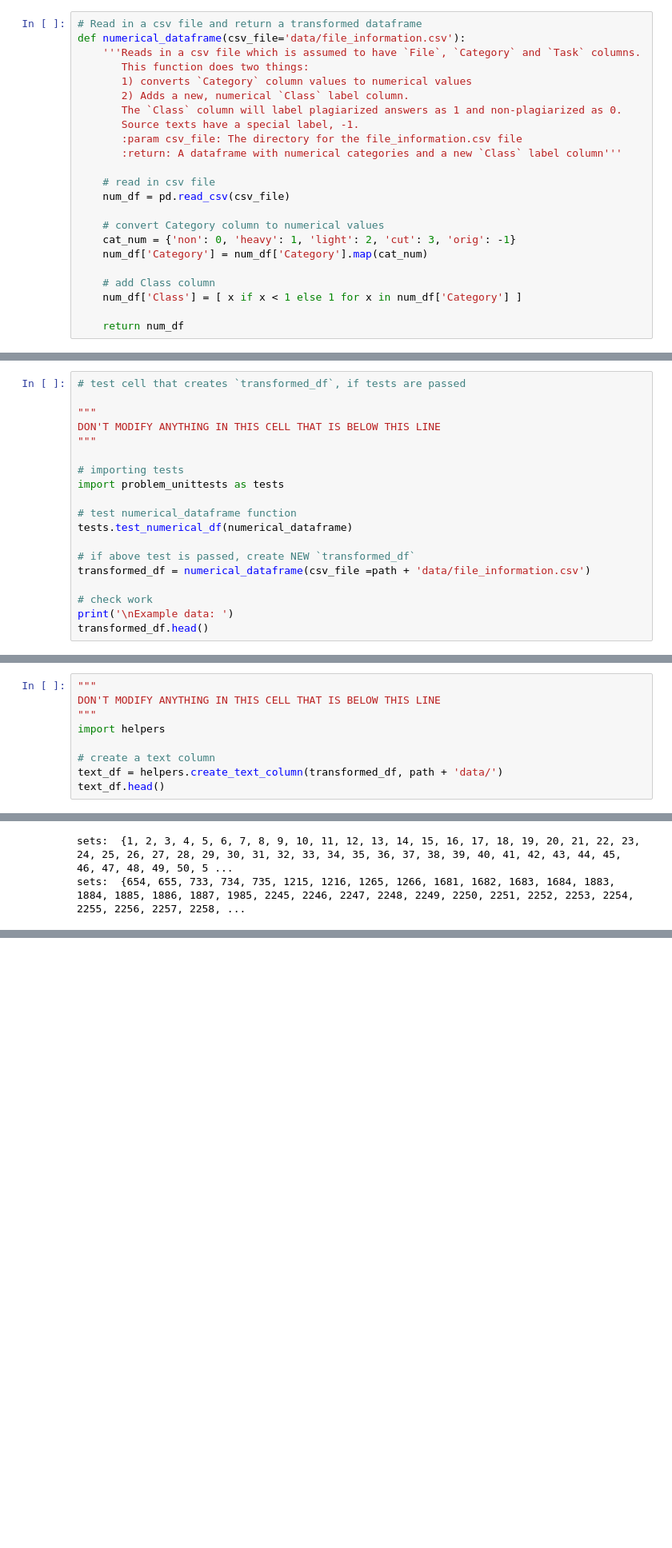
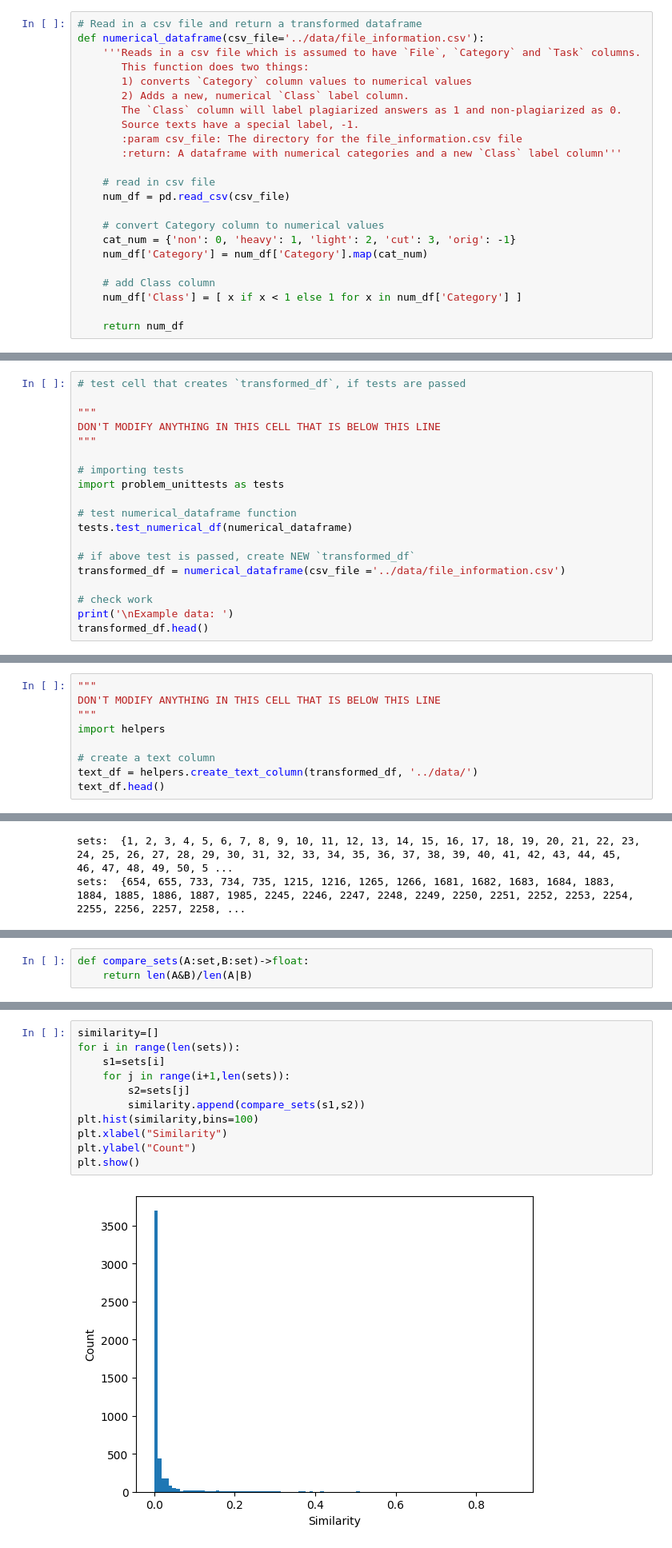
Before and after one commit to zhanglinyi1999/DataMining_HW1, a Jupyter notebook: HW1/src/lab1.ipynb, the cells around one changed output, grey strips where cells are left out. Shown at 80% size. Saved outputs shown, nothing was run; the diff lists cells and outputs as text; blank space fills up the shorter version.

```diff
--- a/HW1/src/lab1.ipynb
+++ b/HW1/src/lab1.ipynb
@@ -20,7 +19,7 @@ plagiarism_df.head()
 | 4 | g0pA_taske.txt | e | non |
 # %%
 # Read in a csv file and return a transformed dataframe
-def numerical_dataframe(csv_file='data/file_information.csv'):
+def numerical_dataframe(csv_file='../data/file_information.csv'):
     '''Reads in a csv file which is assumed to have `File`, `Category` and `Task` columns.
        This function does two things:
        1) converts `Category` column values to numerical values
@@ -75,7 +74,7 @@ import problem_unittests as tests
 tests.test_numerical_df(numerical_dataframe)
 
 # if above test is passed, create NEW `transformed_df`
-transformed_df = numerical_dataframe(csv_file =path + 'data/file_information.csv')
+transformed_df = numerical_dataframe(csv_file ='../data/file_information.csv')
 
 # check work
 print('\nExample data: ')
@@ -98,6 +97,6 @@ DON'T MODIFY ANYTHING IN THIS CELL THAT IS BELOW THIS LINE
 import helpers
 
 # create a text column
-text_df = helpers.create_text_column(transformed_df, path + 'data/')
+text_df = helpers.create_text_column(transformed_df, '../data/')
 text_df.head()
 # %% [output]
@@ -253,0 +273,3 @@ sets:  {654, 655, 733, 734, 735, 1215, 1216, 1265, 1266, 1681, 1682, 1683, 1684,
+# %%
+def compare_sets(A:set,B:set)->float:
+    return len(A&B)/len(A|B)
@@ -253,0 +281,13 @@ sets:  {654, 655, 733, 734, 735, 1215, 1216, 1265, 1266, 1681, 1682, 1683, 1684,
+# %%
+similarity=[]
+for i in range(len(sets)):
+    s1=sets[i]
+    for j in range(i+1,len(sets)):
+        s2=sets[j]
+        similarity.append(compare_sets(s1,s2))
+plt.hist(similarity,bins=100)
+plt.xlabel("Similarity")
+plt.ylabel("Count")
+plt.show()
+# %% [output]
+[figure, added]
```
Also changed, not shown: parts of 10 cells of this notebook.
